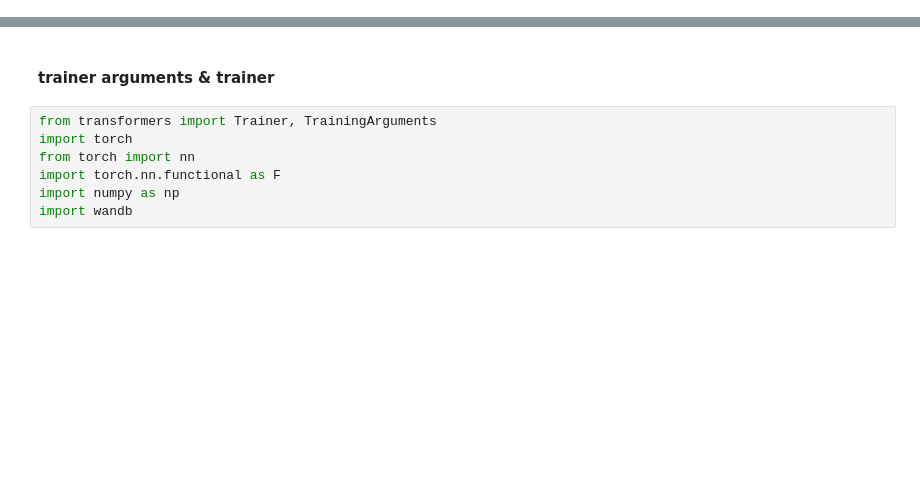
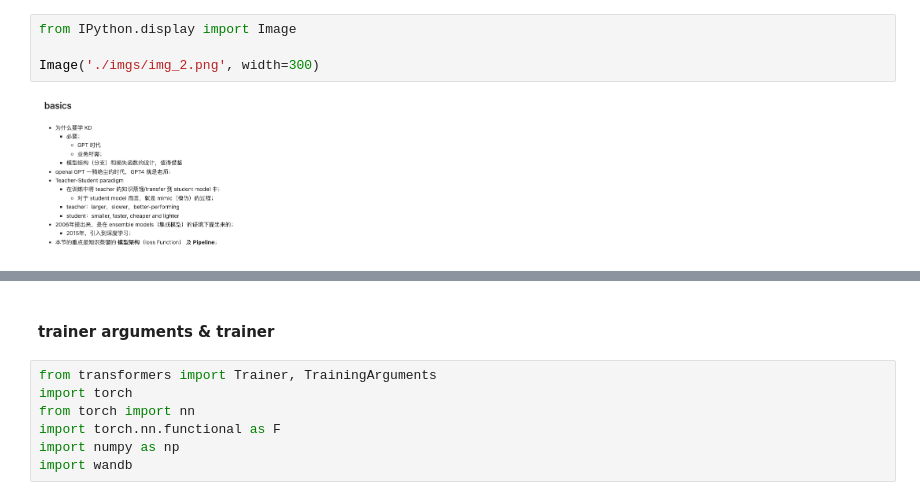
Before and after one commit to zhuyuedlut/AIGC, a Jupyter notebook: notebook/pytorch/basic/knowledge_distill.ipynb, the cells around one changed output, grey strips where cells are left out. Cells and saved outputs as stored; diff of their text form; blank space fills up the shorter version.

```diff
--- a/notebook/pytorch/basic/knowledge_distill.ipynb
+++ b/notebook/pytorch/basic/knowledge_distill.ipynb
@@ -0,0 +1,6 @@
+# %%
+from IPython.display import Image
+
+Image('./imgs/img_2.png', width=300)
+# %% [output]
+[figure, added]
```
Also changed, not shown: parts of 17 cells of this notebook, 3 other files.
